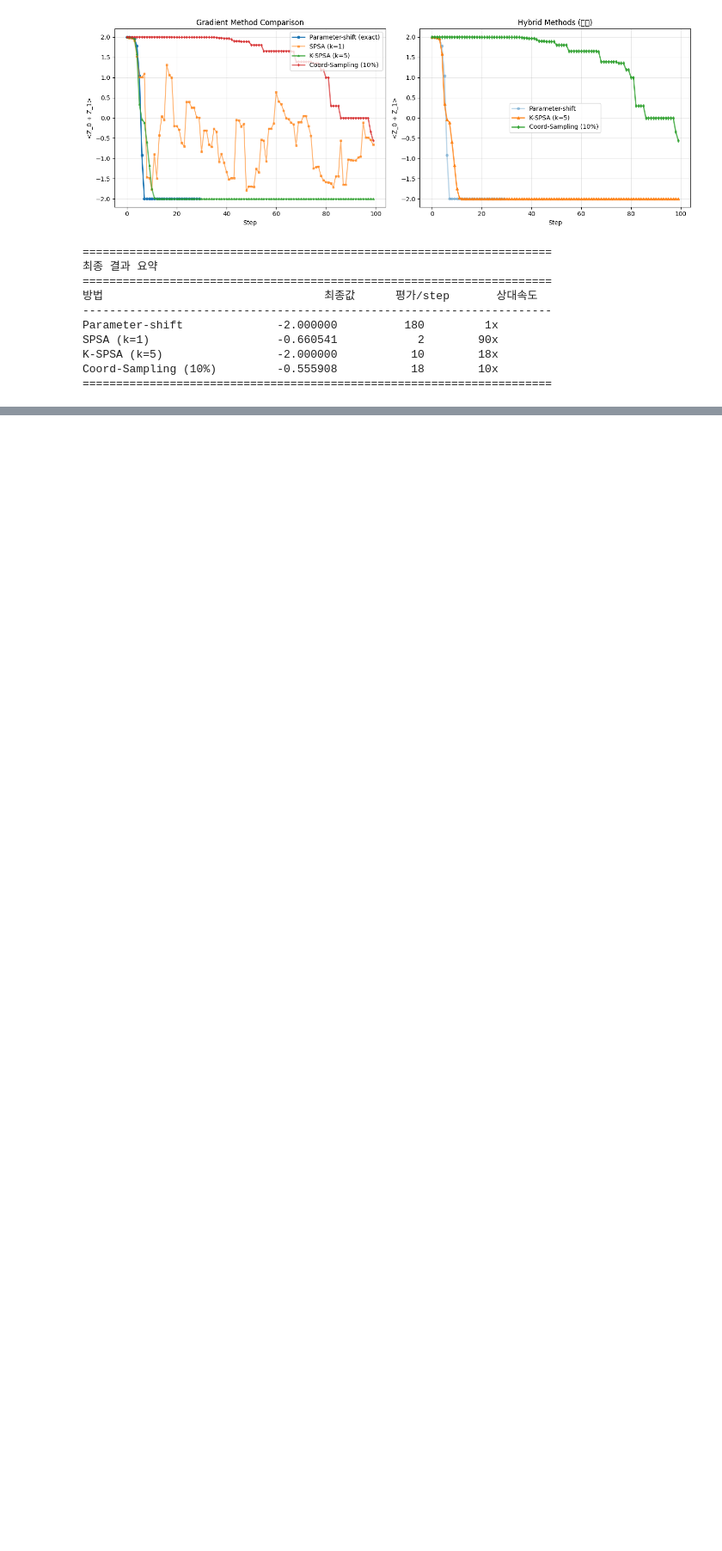
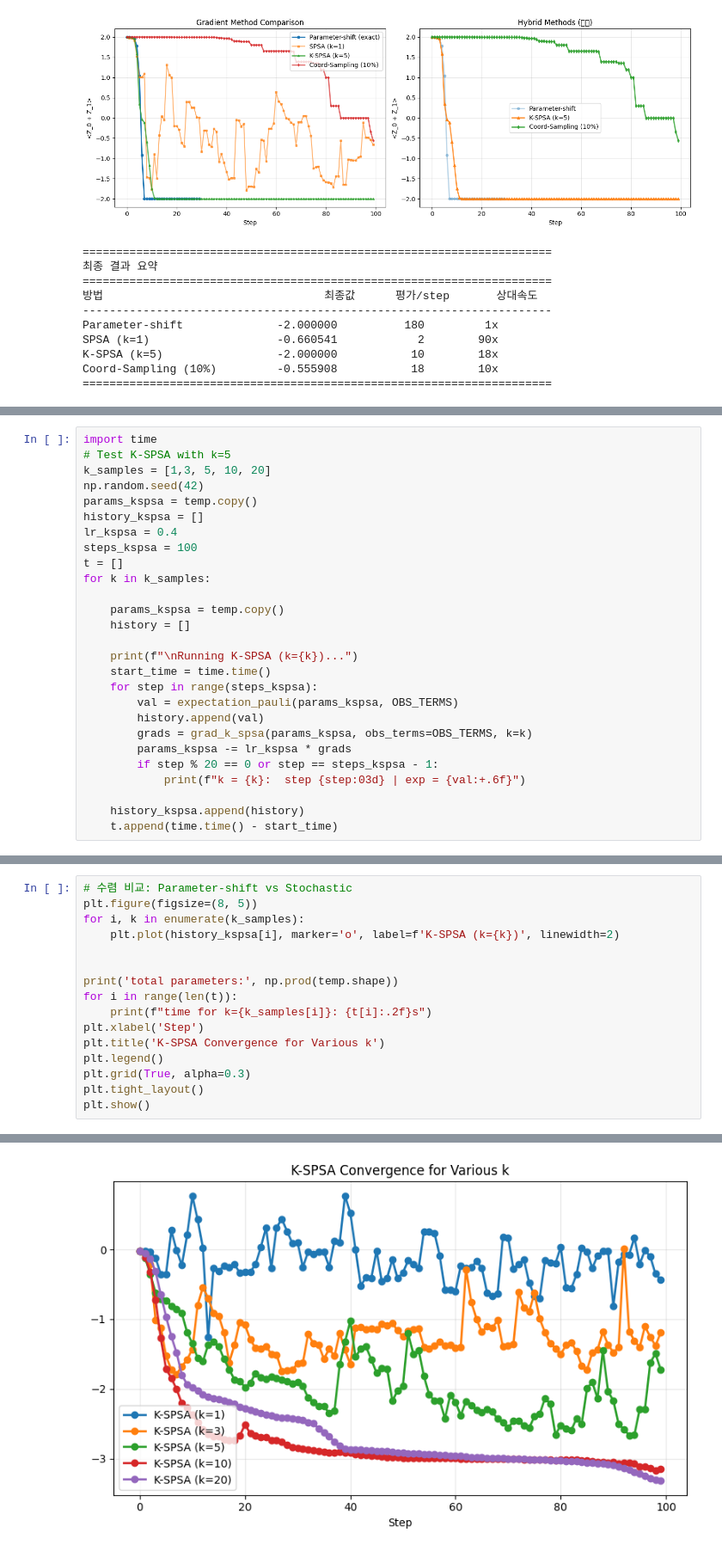
Before and after one commit to Daniel-HyunWoo/PauliPropagation-cuQuantum-python-easy-module, a Jupyter notebook: grad/VQE_cuQu.ipynb, the cells around one changed output, grey strips where cells are left out. Shown at 86% size. Drawn from its saved outputs; the diff is of its cells as text; blank space fills up the shorter version.

```diff
--- a/grad/VQE_cuQu.ipynb
+++ b/grad/VQE_cuQu.ipynb
@@ -988,0 +1003,27 @@ KeyboardInterrupt:
+# %%
+import time
+# Test K-SPSA with k=5
+k_samples = [1,3, 5, 10, 20]
+np.random.seed(42)
+params_kspsa = temp.copy()
+history_kspsa = []
+lr_kspsa = 0.4
+steps_kspsa = 100
+t = []
+for k in k_samples:
+
+    params_kspsa = temp.copy()
+    history = []
+
+    print(f"\nRunning K-SPSA (k={k})...")
+    start_time = time.time()
+    for step in range(steps_kspsa):
+        val = expectation_pauli(params_kspsa, OBS_TERMS)
+        history.append(val)
+        grads = grad_k_spsa(params_kspsa, obs_terms=OBS_TERMS, k=k)
+        params_kspsa -= lr_kspsa * grads
+        if step % 20 == 0 or step == steps_kspsa - 1:
+            print(f"k = {k}:  step {step:03d} | exp = {val:+.6f}")
+
+    history_kspsa.append(history)
+    t.append(time.time() - start_time)
@@ -988,0 +1056,17 @@ KeyboardInterrupt:
+# %%
+# 수렴 비교: Parameter-shift vs Stochastic
+plt.figure(figsize=(8, 5))
+for i, k in enumerate(k_samples):
+    plt.plot(history_kspsa[i], marker='o', label=f'K-SPSA (k={k})', linewidth=2)
+
+
+print('total parameters:', np.prod(temp.shape))
+for i in range(len(t)):
+    print(f"time for k={k_samples[i]}: {t[i]:.2f}s")
+plt.xlabel('Step')
+plt.title('K-SPSA Convergence for Various k')
+plt.legend()
+plt.grid(True, alpha=0.3)
+plt.tight_layout()
+plt.show()
+# %% [output]
@@ -988,0 +1079 @@ KeyboardInterrupt:
+[figure, added]
```
Also changed, not shown: parts of 21 cells of this notebook.
